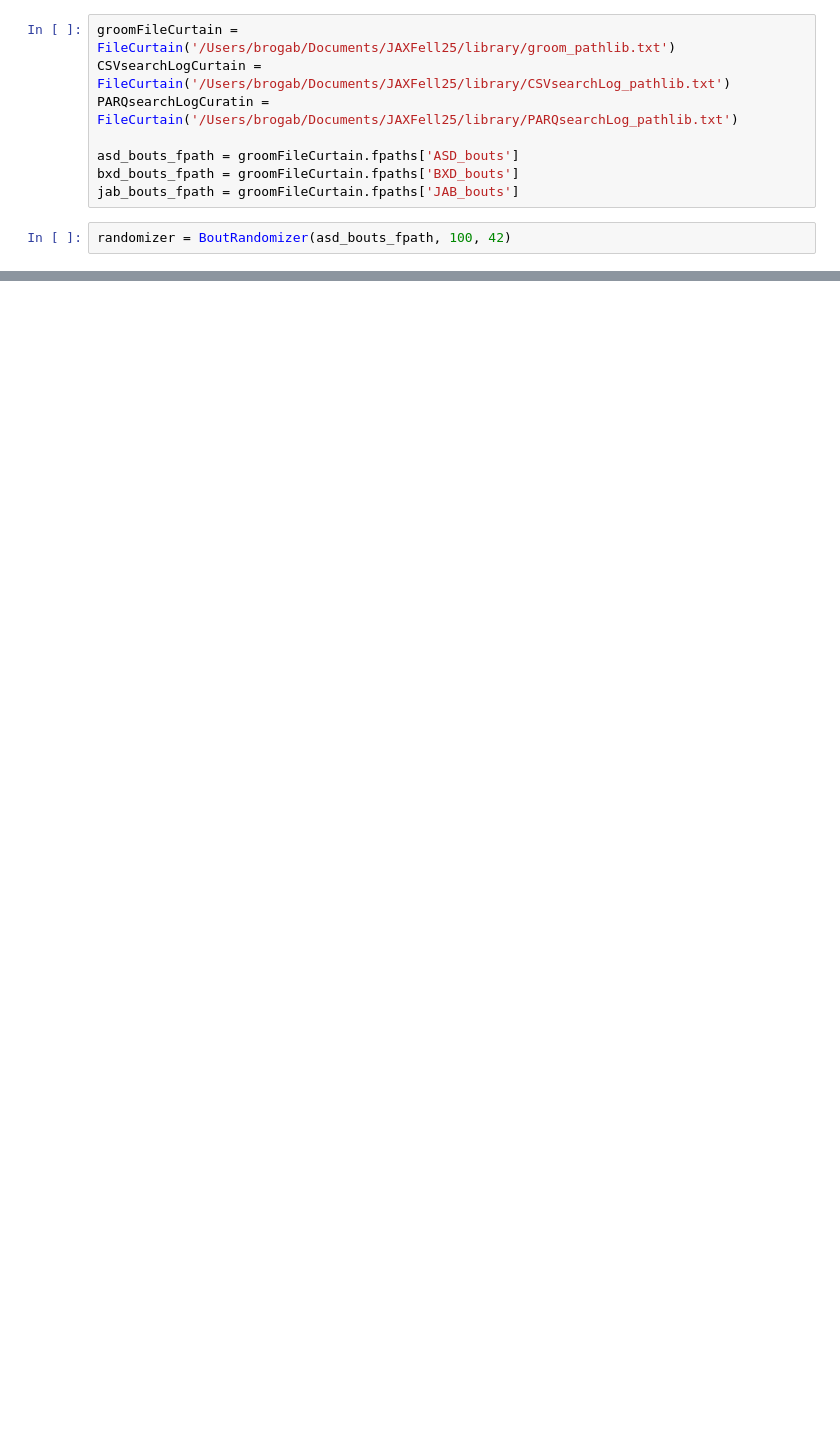
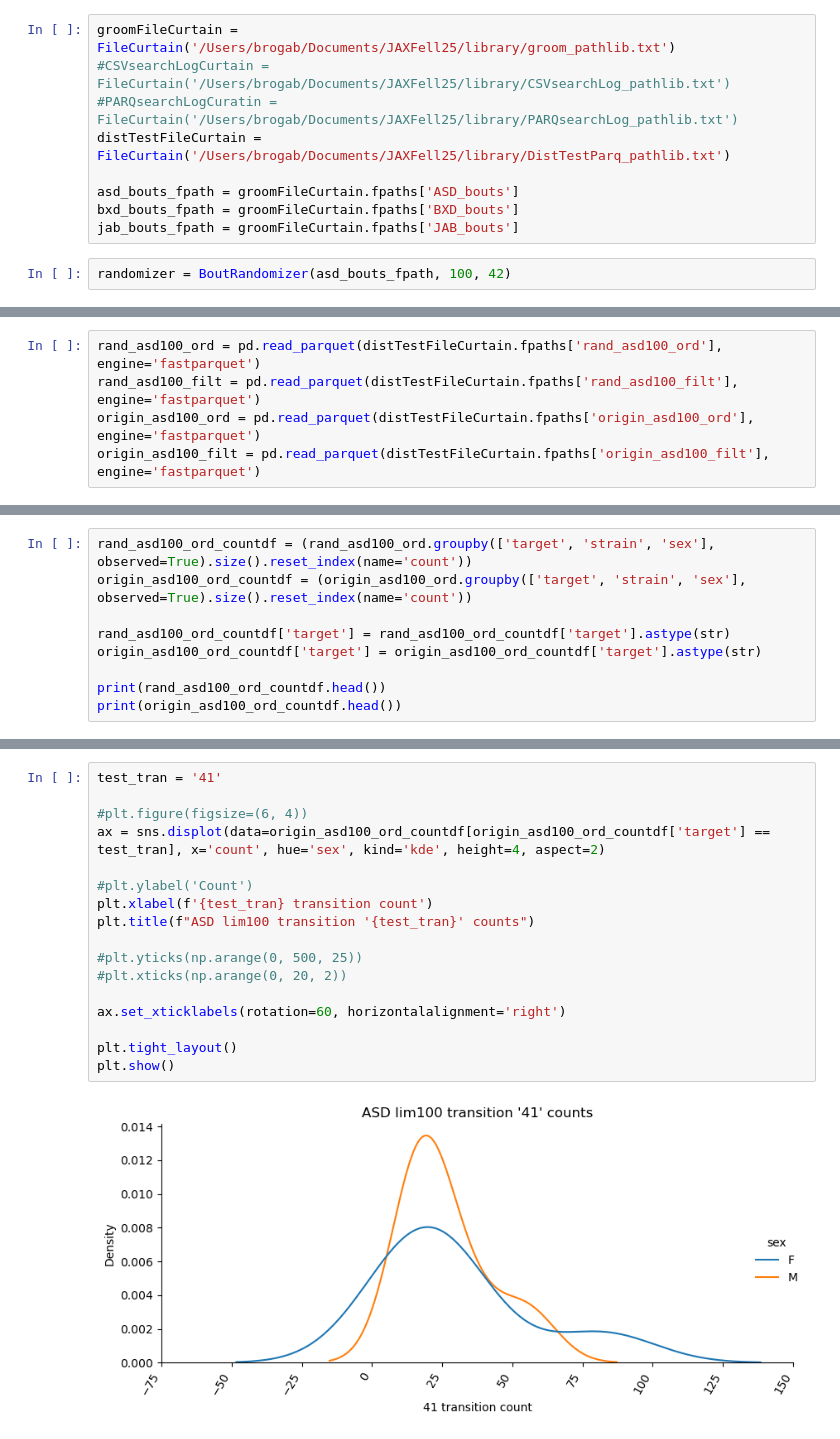
Before and after one commit to brigbrog/Syntactic-Grooming, a Jupyter notebook: randomized_transition_comparison.ipynb, the cells around one changed output, grey strips where cells are left out. Saved outputs shown, nothing was run; the diff lists cells and outputs as text; blank space fills up the shorter version.

```diff
--- a/randomized_transition_comparison.ipynb
+++ b/randomized_transition_comparison.ipynb
@@ -22,8 +23,9 @@ The autoreload extension is already loaded. To reload it, use:
   %reload_ext autoreload
 # %%
 groomFileCurtain = FileCurtain('/Users/brogab/Documents/JAXFell25/library/groom_pathlib.txt')
-CSVsearchLogCurtain = FileCurtain('/Users/brogab/Documents/JAXFell25/library/CSVsearchLog_pathlib.txt')
-PARQsearchLogCuratin = FileCurtain('/Users/brogab/Documents/JAXFell25/library/PARQsearchLog_pathlib.txt')
+#CSVsearchLogCurtain = FileCurtain('/Users/brogab/Documents/JAXFell25/library/CSVsearchLog_pathlib.txt')
+#PARQsearchLogCuratin = FileCurtain('/Users/brogab/Documents/JAXFell25/library/PARQsearchLog_pathlib.txt')
+distTestFileCurtain = FileCurtain('/Users/brogab/Documents/JAXFell25/library/DistTestParq_pathlib.txt')
 
 asd_bouts_fpath = groomFileCurtain.fpaths['ASD_bouts']
 bxd_bouts_fpath = groomFileCurtain.fpaths['BXD_bouts']
@@ -78,0 +97,5 @@ asd_random[(asd_random['Bout'] == 4) & (asd_random['Video_name'] == randomizer.n
+# %%
+rand_asd100_ord = pd.read_parquet(distTestFileCurtain.fpaths['rand_asd100_ord'], engine='fastparquet')
+rand_asd100_filt = pd.read_parquet(distTestFileCurtain.fpaths['rand_asd100_filt'], engine='fastparquet')
+origin_asd100_ord = pd.read_parquet(distTestFileCurtain.fpaths['origin_asd100_ord'], engine='fastparquet')
+origin_asd100_filt = pd.read_parquet(distTestFileCurtain.fpaths['origin_asd100_filt'], engine='fastparquet')
@@ -78,0 +114,9 @@ asd_random[(asd_random['Bout'] == 4) & (asd_random['Video_name'] == randomizer.n
+# %%
+rand_asd100_ord_countdf = (rand_asd100_ord.groupby(['target', 'strain', 'sex'], observed=True).size().reset_index(name='count'))
+origin_asd100_ord_countdf = (origin_asd100_ord.groupby(['target', 'strain', 'sex'], observed=True).size().reset_index(name='count'))
+
+rand_asd100_ord_countdf['target'] = rand_asd100_ord_countdf['target'].astype(str)
+origin_asd100_ord_countdf['target'] = origin_asd100_ord_countdf['target'].astype(str)
+
+print(rand_asd100_ord_countdf.head())
+print(origin_asd100_ord_countdf.head())
@@ -78,0 +136,19 @@ asd_random[(asd_random['Bout'] == 4) & (asd_random['Video_name'] == randomizer.n
+# %%
+test_tran = '41'
+
+#plt.figure(figsize=(6, 4))
+ax = sns.displot(data=origin_asd100_ord_countdf[origin_asd100_ord_countdf['target'] == test_tran], x='count', hue='sex', kind='kde', height=4, aspect=2)
+
+#plt.ylabel('Count')
+plt.xlabel(f'{test_tran} transition count')
+plt.title(f"ASD lim100 transition '{test_tran}' counts")
+
+#plt.yticks(np.arange(0, 500, 25))
+#plt.xticks(np.arange(0, 20, 2))
+
+ax.set_xticklabels(rotation=60, horizontalalignment='right')
+
+plt.tight_layout()
+plt.show()
+# %% [output]
+[figure, added]
```
Also changed, not shown: parts of 34 cells of this notebook, 3 other files.
